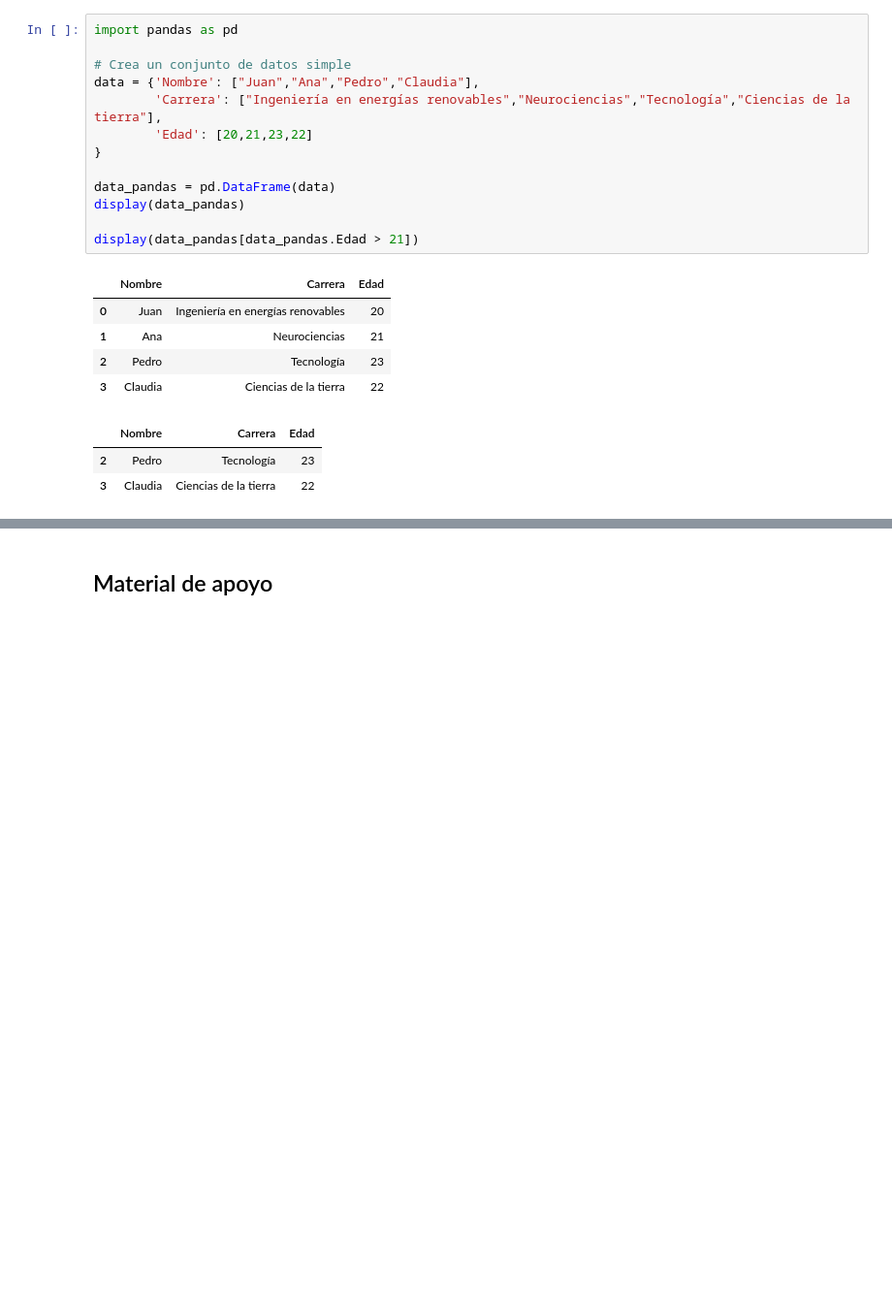
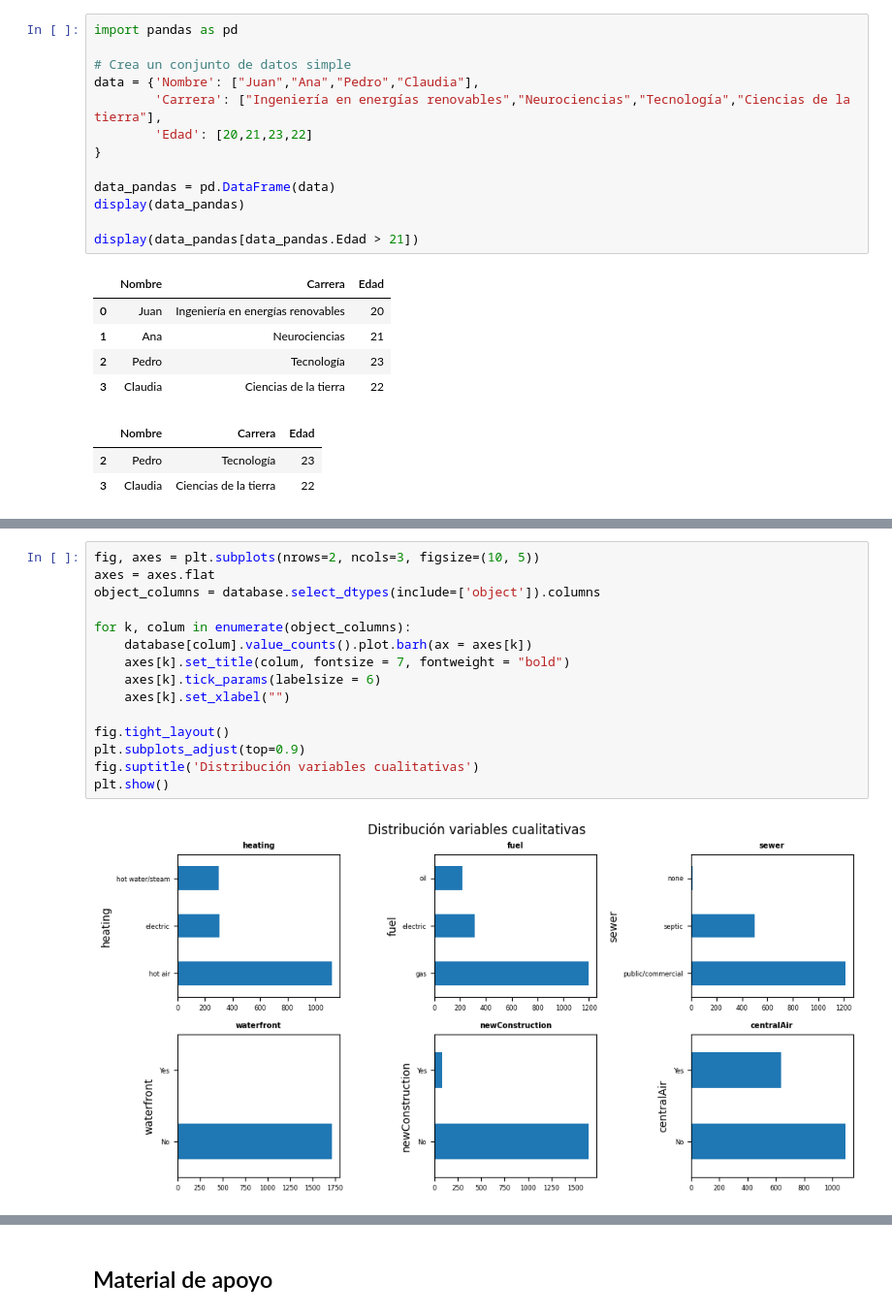
Before and after one commit to jesolisp/Curso-Introduccion-Aprendizaje-Automatico, a Jupyter notebook: docs/JESP_01_Introduccion_aa.ipynb, the cells around one changed output, grey strips where cells are left out. Shown at 97% size. Cells and saved outputs as stored; diff of their text form; blank space fills up the shorter version.

```diff
--- a/docs/JESP_01_Introduccion_aa.ipynb
+++ b/docs/JESP_01_Introduccion_aa.ipynb
@@ -201,0 +380,17 @@ display(data_pandas[data_pandas.Edad > 21])
+# %%
+fig, axes = plt.subplots(nrows=2, ncols=3, figsize=(10, 5))
+axes = axes.flat
+object_columns = database.select_dtypes(include=['object']).columns
+
+for k, colum in enumerate(object_columns):
+    database[colum].value_counts().plot.barh(ax = axes[k])
+    axes[k].set_title(colum, fontsize = 7, fontweight = "bold")
+    axes[k].tick_params(labelsize = 6)
+    axes[k].set_xlabel("")
+
+fig.tight_layout()
+plt.subplots_adjust(top=0.9)
+fig.suptitle('Distribución variables cualitativas')
+plt.show()
+# %% [output]
+[figure, added]
```
Also changed, not shown: parts of 22 cells of this notebook, 4 other files.
